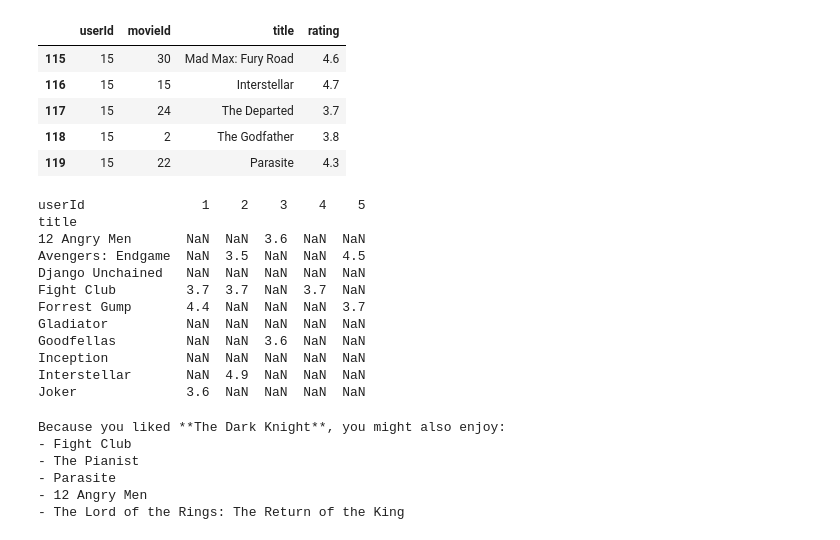
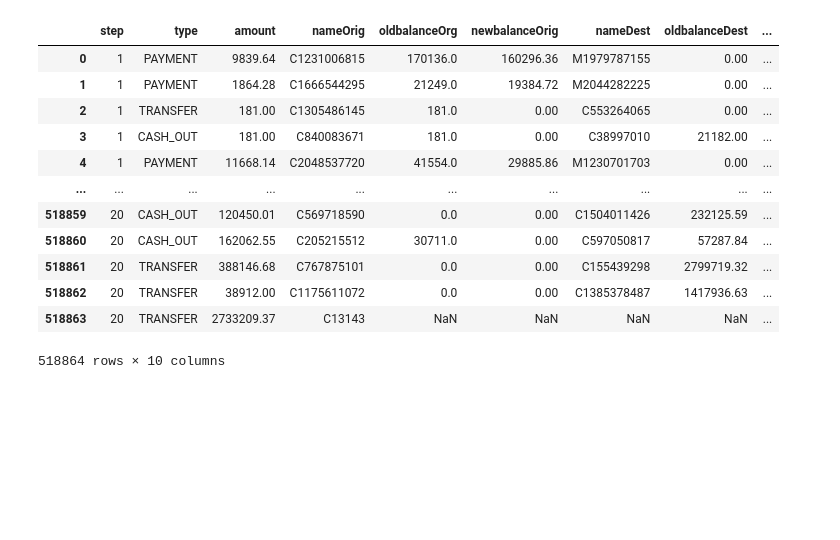
Before and after one commit to harshchaudhary11/Machine-Learning, a Jupyter notebook: Recommendation System.ipynb, the cells around one changed output. Saved outputs shown, nothing was run; the diff lists cells and outputs as text; code cells hidden in the pictures; blank space fills up the shorter version.

```diff
--- a/Recommendation System.ipynb
+++ b/Recommendation System.ipynb
@@ -7,46 +6,19 @@ import sklearn
 import matplotlib.pyplot as plt
 import seaborn as sns
 # %%
-ratings = pd.read_csv("/content/ratings.csv")
-ratings.tail()
+data = pd.read_csv("/content/new_file.csv")
+data
 # %% [output]
-|  | userId | movieId | title | rating |
-| 115 | 15 | 30 | Mad Max: Fury Road | 4.6 |
-| 116 | 15 | 15 | Interstellar | 4.7 |
-| 117 | 15 | 24 | The Departed | 3.7 |
-| 118 | 15 | 2 | The Godfather | 3.8 |
-| 119 | 15 | 22 | Parasite | 4.3 |
+|  | step | type | amount | nameOrig | oldbalanceOrg | newbalanceOrig | nameDest | oldbalanceDest | ... |
+| 0 | 1 | PAYMENT | 9839.64 | C1231006815 | 170136.0 | 160296.36 | M1979787155 | 0.00 | ... |
+| 1 | 1 | PAYMENT | 1864.28 | C1666544295 | 21249.0 | 19384.72 | M2044282225 | 0.00 | ... |
+| 2 | 1 | TRANSFER | 181.00 | C1305486145 | 181.0 | 0.00 | C553264065 | 0.00 | ... |
+| 3 | 1 | CASH_OUT | 181.00 | C840083671 | 181.0 | 0.00 | C38997010 | 21182.00 | ... |
+| 4 | 1 | PAYMENT | 11668.14 | C2048537720 | 41554.0 | 29885.86 | M1230701703 | 0.00 | ... |
+| ... | ... | ... | ... | ... | ... | ... | ... | ... | ... |
+| 518859 | 20 | CASH_OUT | 120450.01 | C569718590 | 0.0 | 0.00 | C1504011426 | 232125.59 | ... |
+| 518860 | 20 | CASH_OUT | 162062.55 | C205215512 | 30711.0 | 0.00 | C597050817 | 57287.84 | ... |
+| 518861 | 20 | TRANSFER | 388146.68 | C767875101 | 0.0 | 0.00 | C155439298 | 2799719.32 | ... |
+| 518862 | 20 | TRANSFER | 38912.00 | C1175611072 | 0.0 | 0.00 | C1385378487 | 1417936.63 | ... |
+| 518863 | 20 | TRANSFER | 2733209.37 | C13143 | NaN | NaN | NaN | NaN | ... |
+518864 rows × 10 columns
-# %%
-from scipy.sparse import csr_matrix
-
-def create_matrix(df):
-    user_mapper = {uid: i for i, uid in enumerate(df['userId'].unique())}
-    movie_mapper = {mid: i for i, mid in enumerate(df['movieId'].unique())}
-    movie_inv_mapper = {i: mid for mid, i in movie_mapper.items()}
-
-    user_index = df['userId'].map(user_mapper)
-    movie_index = df['movieId'].map(movie_mapper)
-
-    X = csr_matrix((df["rating"], (movie_index, user_index)),
-                   shape=(len(movie_mapper), len(user_mapper)))
-    return X, movie_mapper, movie_inv_mapper
-
-
-X, movie_mapper, movie_inv_mapper = create_matrix(ratings)
-
-user_item_matrix = ratings.pivot_table(
-    index="title", columns="userId", values="rating")
-print(user_item_matrix.iloc[:10, :5])
-# %% [output]
-userId               1    2    3    4    5
-title
-12 Angry Men       NaN  NaN  3.6  NaN  NaN
-Avengers: Endgame  NaN  3.5  NaN  NaN  4.5
-Django Unchained   NaN  NaN  NaN  NaN  NaN
-Fight Club         3.7  3.7  NaN  3.7  NaN
-Forrest Gump       4.4  NaN  NaN  NaN  3.7
-Gladiator          NaN  NaN  NaN  NaN  NaN
-Goodfellas         NaN  NaN  3.6  NaN  NaN
-Inception          NaN  NaN  NaN  NaN  NaN
-Interstellar       NaN  4.9  NaN  NaN  NaN
-Joker              3.6  NaN  NaN  NaN  NaN
@@ -71,10 +24,0 @@ def recommend_similar(movie_title, df, X, movie_mapper, movie_inv_mapper, k=5):
-# %%
-recommend_similar("The Dark Knight", ratings, X,
-                  movie_mapper, movie_inv_mapper, k=5)
-# %% [output]
-Because you liked **The Dark Knight**, you might also enjoy:
-- Fight Club
-- The Pianist
-- Parasite
-- 12 Angry Men
-- The Lord of the Rings: The Return of the King
```
Also changed, not shown: parts of 17 cells of this notebook.
